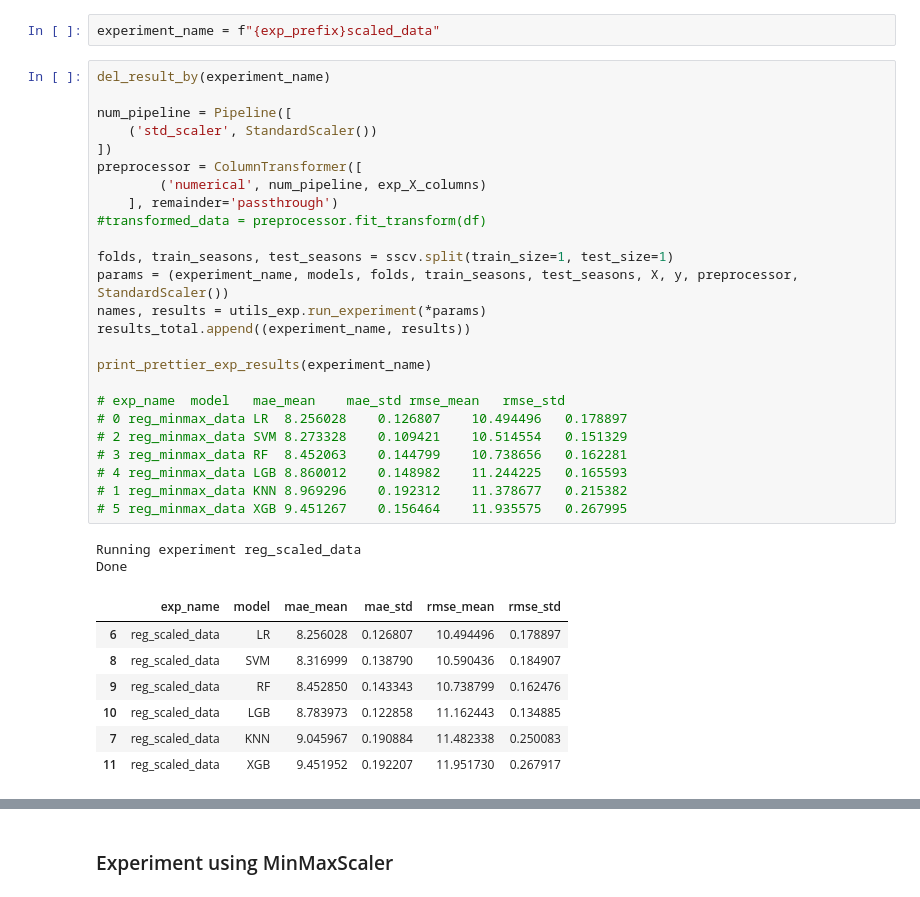
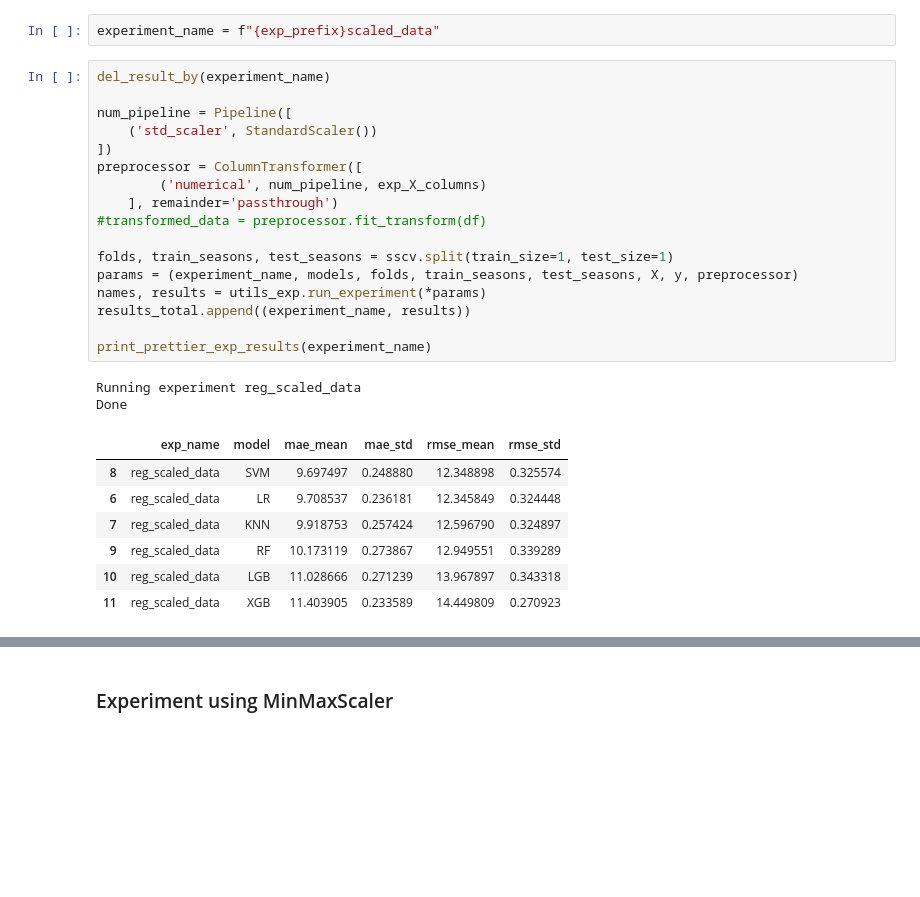
Before and after one commit to ncalderon/nba-predictor, a Jupyter notebook: nba_point_spread_reg.ipynb, the cells around one changed output, grey strips where cells are left out. Cells and saved outputs as stored; diff of their text form; blank space fills up the shorter version.

```diff
--- a/nba_point_spread_reg.ipynb
+++ b/nba_point_spread_reg.ipynb
@@ -422,38 +443,30 @@ experiment_name = f"{exp_prefix}scaled_data"
 # %%
 del_result_by(experiment_name)
 
 num_pipeline = Pipeline([
     ('std_scaler', StandardScaler())
 ])
 preprocessor = ColumnTransformer([
         ('numerical', num_pipeline, exp_X_columns)
     ], remainder='passthrough')
 #transformed_data = preprocessor.fit_transform(df)
 
 folds, train_seasons, test_seasons = sscv.split(train_size=1, test_size=1)
-params = (experiment_name, models, folds, train_seasons, test_seasons, X, y, preprocessor, StandardScaler())
+params = (experiment_name, models, folds, train_seasons, test_seasons, X, y, preprocessor)
 names, results = utils_exp.run_experiment(*params)
 results_total.append((experiment_name, results))
 
 print_prettier_exp_results(experiment_name)
-
-# exp_name	model	mae_mean	mae_std	rmse_mean	rmse_std
-# 0	reg_minmax_data	LR	8.256028	0.126807	10.494496	0.178897
-# 2	reg_minmax_data	SVM	8.273328	0.109421	10.514554	0.151329
-# 3	reg_minmax_data	RF	8.452063	0.144799	10.738656	0.162281
-# 4	reg_minmax_data	LGB	8.860012	0.148982	11.244225	0.165593
-# 1	reg_minmax_data	KNN	8.969296	0.192312	11.378677	0.215382
-# 5	reg_minmax_data	XGB	9.451267	0.156464	11.935575	0.267995
 # %% [output]
 Running experiment reg_scaled_data
 Done
 |  | exp_name | model | mae_mean | mae_std | rmse_mean | rmse_std |
-| 6 | reg_scaled_data | LR | 8.256028 | 0.126807 | 10.494496 | 0.178897 |
-| 8 | reg_scaled_data | SVM | 8.316999 | 0.138790 | 10.590436 | 0.184907 |
-| 9 | reg_scaled_data | RF | 8.452850 | 0.143343 | 10.738799 | 0.162476 |
-| 10 | reg_scaled_data | LGB | 8.783973 | 0.122858 | 11.162443 | 0.134885 |
-| 7 | reg_scaled_data | KNN | 9.045967 | 0.190884 | 11.482338 | 0.250083 |
-| 11 | reg_scaled_data | XGB | 9.451952 | 0.192207 | 11.951730 | 0.267917 |
+| 8 | reg_scaled_data | SVM | 9.697497 | 0.248880 | 12.348898 | 0.325574 |
+| 6 | reg_scaled_data | LR | 9.708537 | 0.236181 | 12.345849 | 0.324448 |
+| 7 | reg_scaled_data | KNN | 9.918753 | 0.257424 | 12.596790 | 0.324897 |
+| 9 | reg_scaled_data | RF | 10.173119 | 0.273867 | 12.949551 | 0.339289 |
+| 10 | reg_scaled_data | LGB | 11.028666 | 0.271239 | 13.967897 | 0.343318 |
+| 11 | reg_scaled_data | XGB | 11.403905 | 0.233589 | 14.449809 | 0.270923 |
 # %%
 #### Visualize experiments results
 name, res = get_result_by(experiment_name)
```
Also changed, not shown: parts of 49 cells of this notebook, 4 other files.
